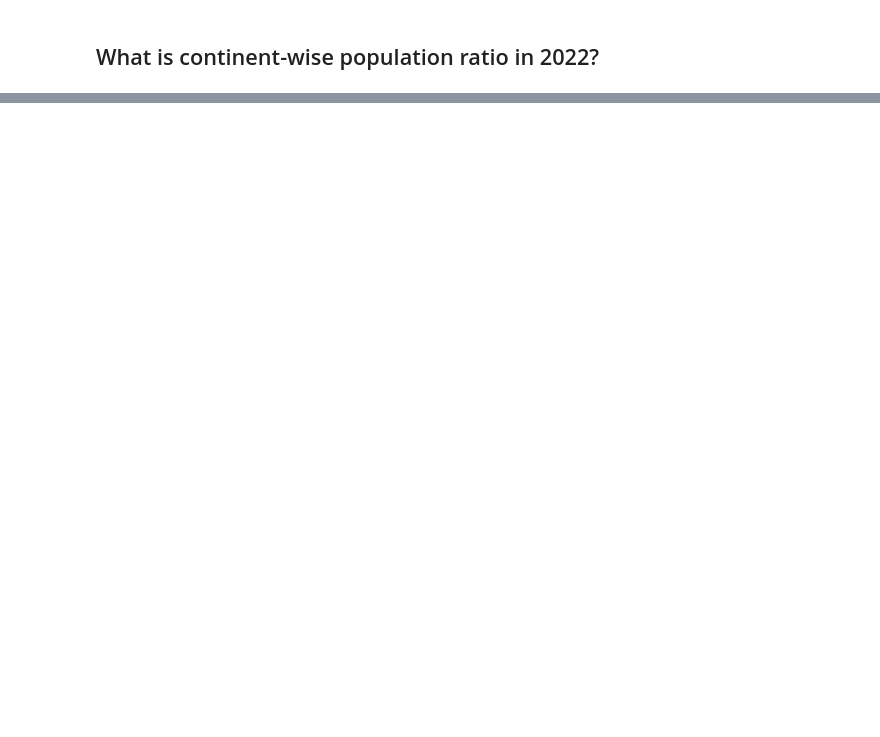
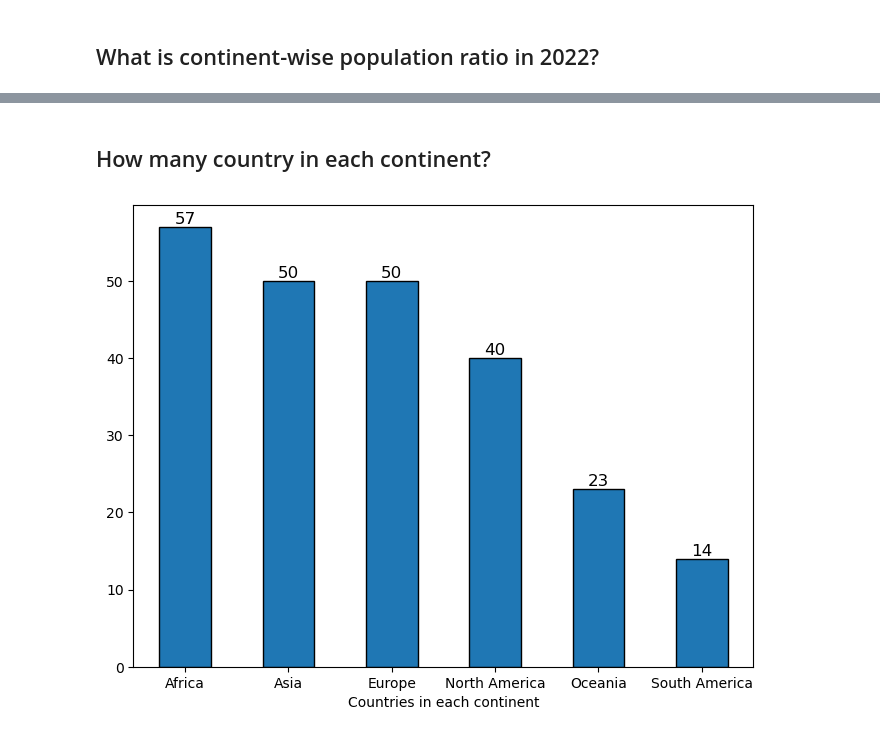
Before and after one commit to igooku/world_population_Visualisation, a Jupyter notebook: world_population_visualisation.ipynb, the cells around one changed output, grey strips where cells are left out. Cells and saved outputs as stored; diff of their text form; code cells hidden in the pictures; blank space fills up the shorter version.

```diff
--- a/world_population_visualisation.ipynb
+++ b/world_population_visualisation.ipynb
@@ -112,0 +171,12 @@ ValueError: x must be 1D
+# %% [markdown]
+## How many country in each continent?
+# %%
+df_countries = df_population['Continent'].value_counts()
+
+ax = df_countries.plot(kind = 'bar', edgecolor = 'black', rot = 0, figsize = [8,6])
+ax.bar_label(ax.containers[0], fontsize = 12)
+
+plt.xlabel('Countries in each continent')
+plt.show()
+# %% [output]
+[figure, added]
```
Also changed, not shown: parts of 10 cells of this notebook.
